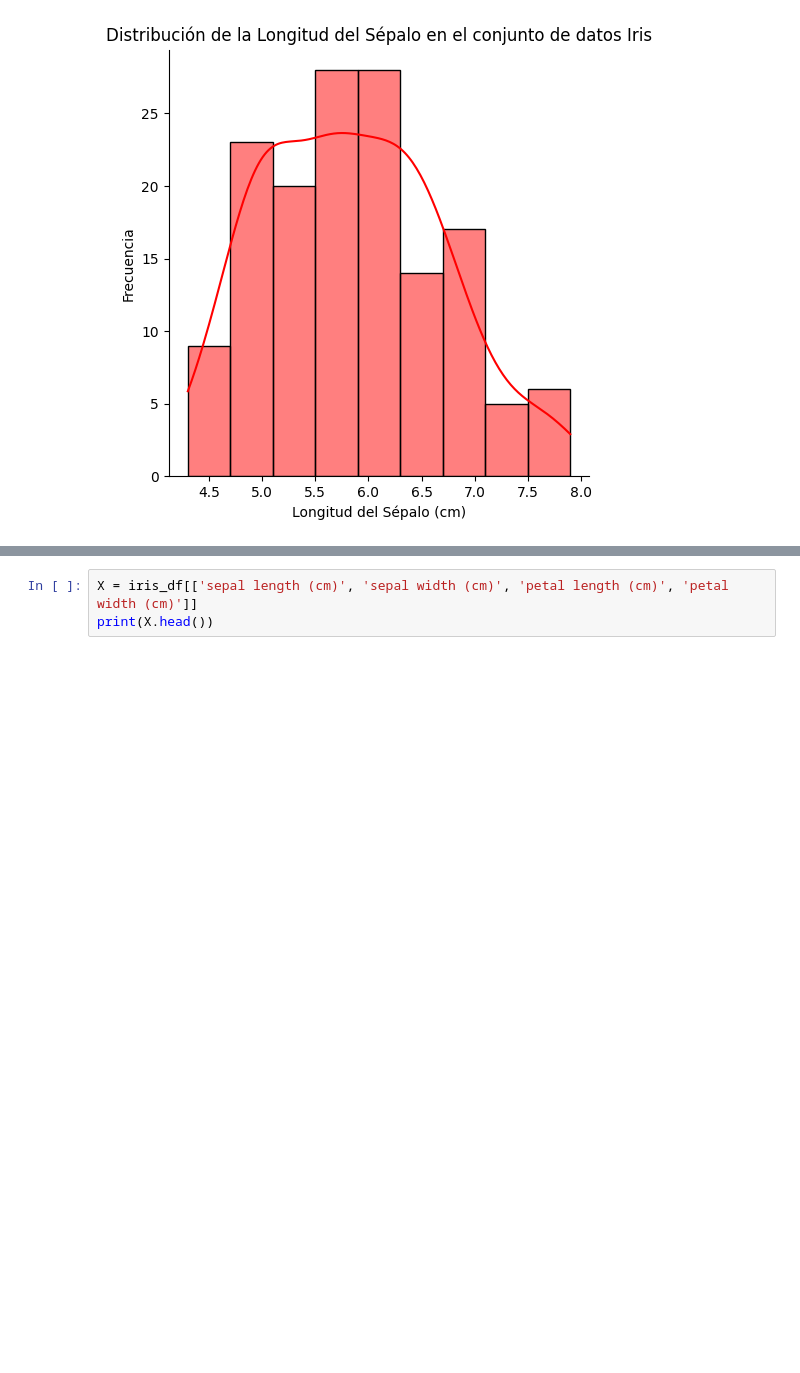
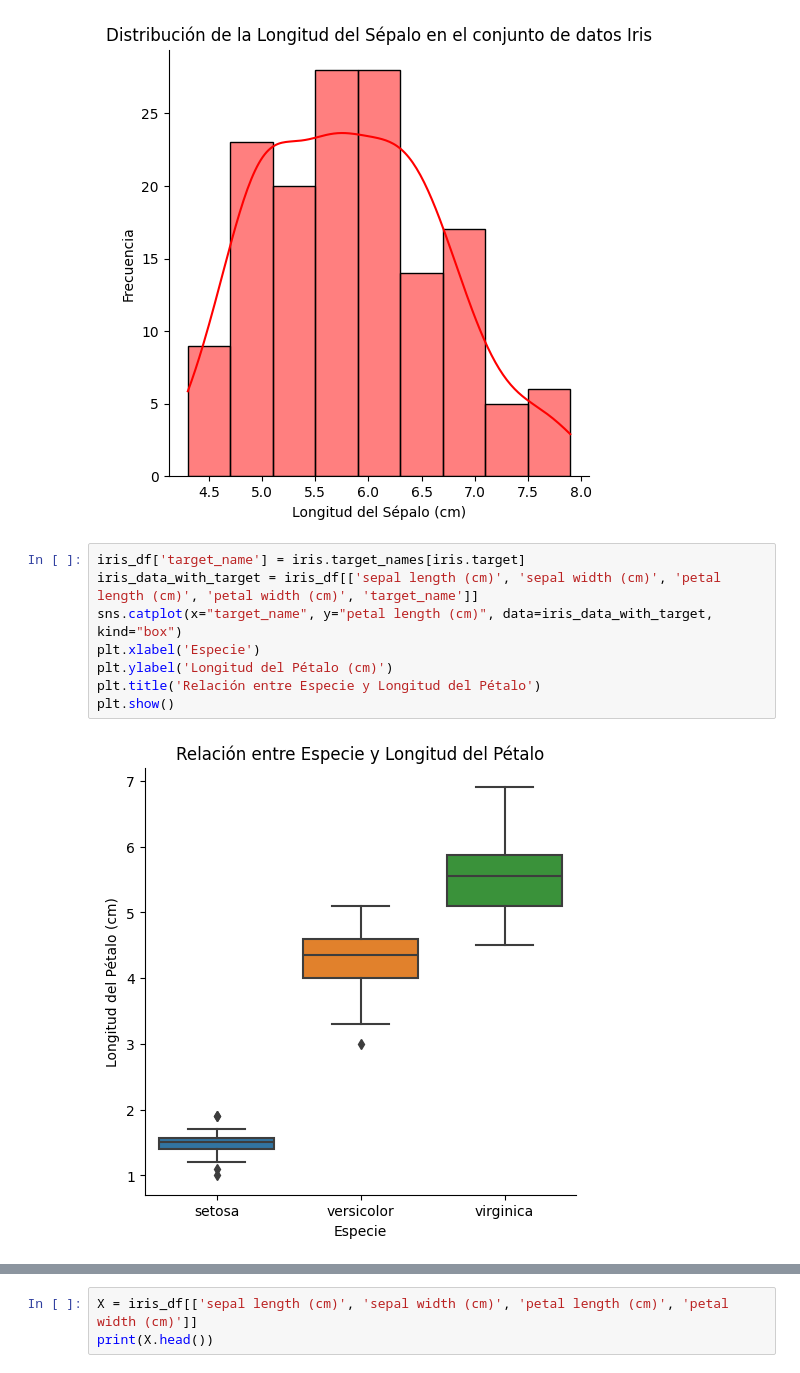
Before and after one commit to DanielaFlorez11/Caso-4, a Jupyter notebook: Caso.ipynb, the cells around one changed output, grey strips where cells are left out. Saved outputs shown, nothing was run; the diff lists cells and outputs as text; blank space fills up the shorter version.

```diff
--- a/Caso.ipynb
+++ b/Caso.ipynb
@@ -41,3 +43,13 @@ plt.title('Distribución de la Longitud del Sépalo en el conjunto de datos Iris
 plt.show()
 # %% [output]
 [figure]
+# %%
+iris_df['target_name'] = iris.target_names[iris.target]
+iris_data_with_target = iris_df[['sepal length (cm)', 'sepal width (cm)', 'petal length (cm)', 'petal width (cm)', 'target_name']]
+sns.catplot(x="target_name", y="petal length (cm)", data=iris_data_with_target, kind="box")
+plt.xlabel('Especie')
+plt.ylabel('Longitud del Pétalo (cm)')
+plt.title('Relación entre Especie y Longitud del Pétalo')
+plt.show()
+# %% [output]
+[figure, added]
```
Also changed, not shown: parts of 6 cells of this notebook.
